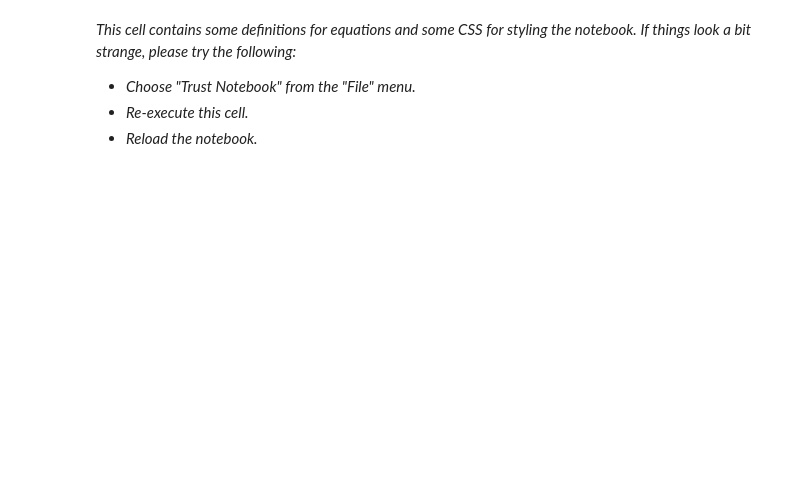
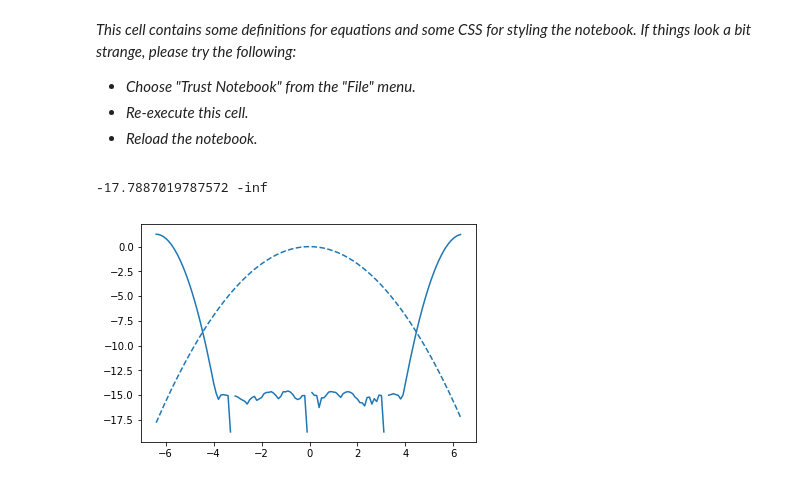
Before and after one commit to Chunde/QuantumFermionicTheory, a Jupyter notebook: mmf-hfb/Docs/QuantumFrictionDataSheet.ipynb, the cells around one changed output. Drawn from its saved outputs; the diff is of its cells as text; code cells hidden in the pictures; blank space fills up the shorter version.

```diff
--- a/mmf-hfb/Docs/QuantumFrictionDataSheet.ipynb
+++ b/mmf-hfb/Docs/QuantumFrictionDataSheet.ipynb
@@ -14,6 +14,7 @@ Reload the notebook.
 # %%
 import mmf_hfb.BCSCooling as bcsc; reload(bcsc)
 from mmf_hfb.BCSCooling import BCSCooling
+from mmf_hfb.SolverABM import ABMEvolverAdapter
 from mmf_hfb.Cooling import Cooling
 from mmf_hfb.Potentials import HarmonicOscillator
 from IPython.core.debugger import set_trace
@@ -21,21 +22,29 @@ from IPython.display import display, clear_output
 import numpy as np
 import scipy as sp
 
-def Normalize(psi):
-    return psi/psi.dot(psi.conj())**0.5
+def Normalize(psi, dx=0.1):
+    return psi/(psi.dot(psi.conj())*dx)**0.5
 
 def Prob(psi):
     return np.abs(psi)**2
 
-def check_uv_ir_error(psi, plot=False):
+def check_uv_ir_error(x, psi, plot=False):
     """check if a lattice configuration(N, L, dx) is good"""
     psi_k = np.fft.fft(psi)
     psi_log = np.log10(abs(psi))
     psi_log_k = np.log10(abs(psi_k))
     if plot:
-        l, =plt.plot(psi_log_k)
-        plt.plot(psi_log,'--', c=l.get_c())
+        l, =plt.plot(x,psi_log_k)
+        plt.plot(x, psi_log,'--', c=l.get_c())
         print(np.min(psi_log), np.min(psi_log_k))
-    # assert the log10 value to be close to machine precision
-    #assert np.min(psi_log)<-15
     assert np.min(psi_log_k) < -15
+# %%
+N, dx = 128, 0.1
+args = dict(N=N, dx=dx, divs=(1, 1), beta0=1, beta_K=0, beta_V=0, beta_D=0, beta_Y=0, T=0, check_dE=False)
+b = BCSCooling(**args)
+x = b.xyz[0]
+gaussian = np.exp(-x**2)
+check_uv_ir_error(x=x, psi=gaussian, plot=True)
+# %% [output]
+-17.7887019787572 -inf
+[figure, added]
```
Also changed, not shown: parts of 2 cells of this notebook, 2 other files.
